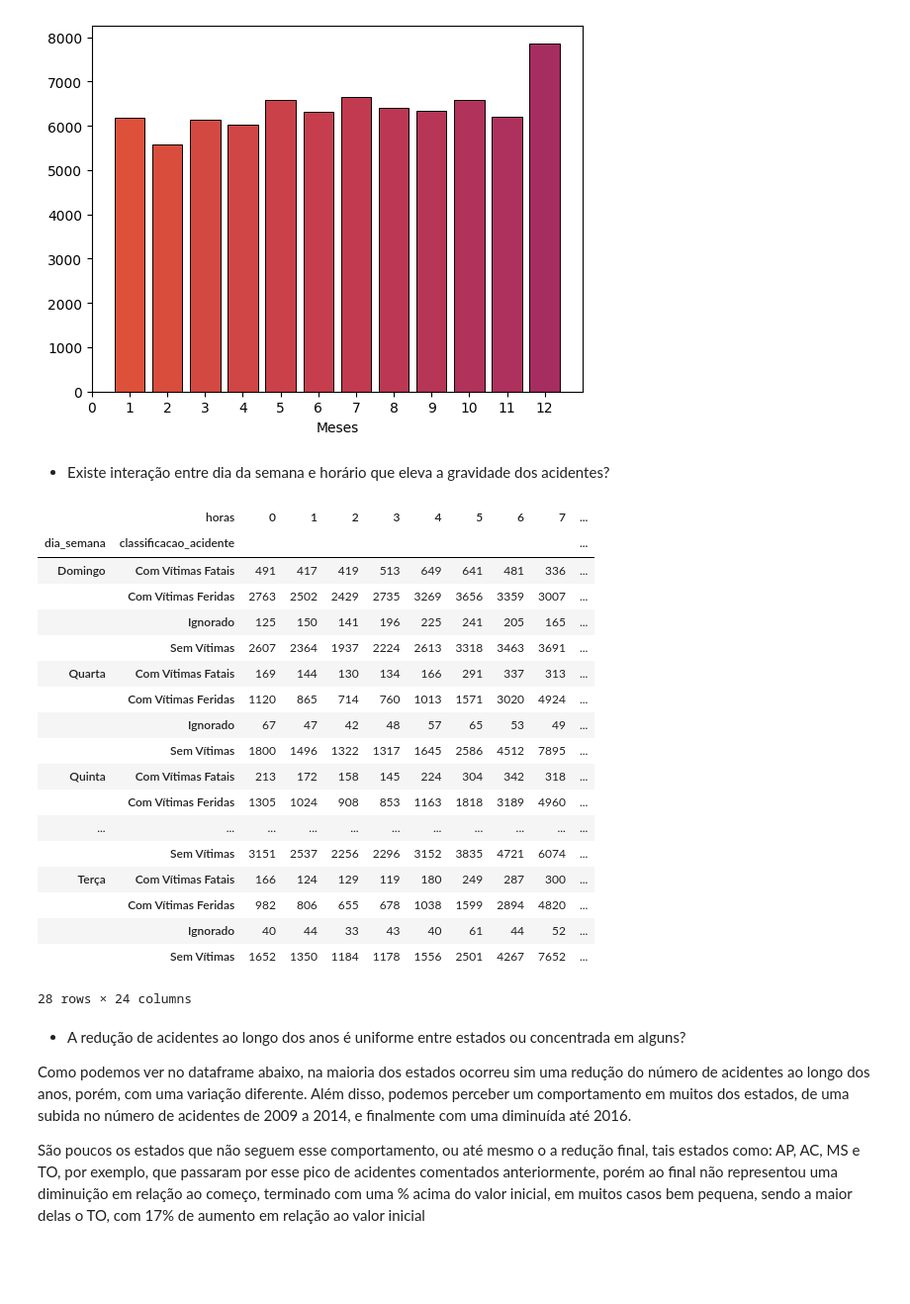
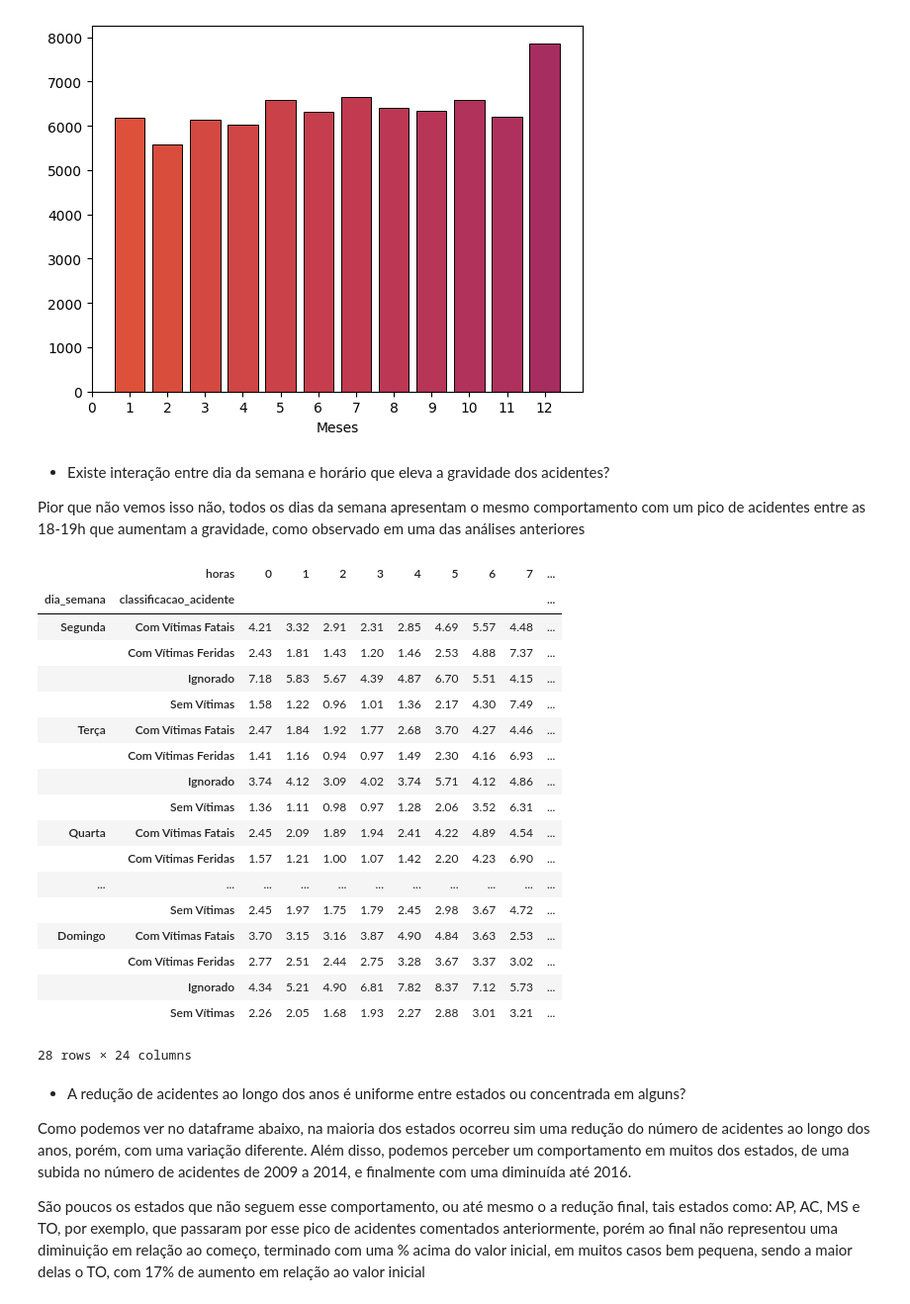
Before and after one commit to expeditow/acidentes-de-transito, a Jupyter notebook: analysis.ipynb, the cells around one changed output. Shown at 99% size. Saved outputs shown, nothing was run; the diff lists cells and outputs as text; code cells hidden in the pictures; blank space fills up the shorter version.

```diff
--- a/analysis.ipynb
+++ b/analysis.ipynb
@@ -134,28 +134,35 @@ plt.show()
 [figure]
 # %% [markdown]
 - Existe interação entre dia da semana e horário que eleva a gravidade dos acidentes?
+
+Pior que não vemos isso não, todos os dias da semana apresentam o mesmo comportamento com um pico de acidentes entre as 18-19h que aumentam a gravidade, como observado em uma das análises anteriores
 # %%
-# TODO: eNTENDER essa normalização
-df.groupby(['dia_semana', 'horas', 'classificacao_acidente']).size().unstack(level=1)
+n = df.groupby(['dia_semana', 'horas', 'classificacao_acidente']).size()
+d = df.groupby(['dia_semana','classificacao_acidente']).size()
+
+p = ((n/d)*100).round(2)
+p=p.unstack(level=1)
+
+p.reindex(ordem, level=0)
 # %% [output]
 |  | horas | 0 | 1 | 2 | 3 | 4 | 5 | 6 | 7 | ... |
 | dia_semana | classificacao_acidente |  |  |  |  |  |  |  |  | ... |
-| Domingo | Com Vítimas Fatais | 491 | 417 | 419 | 513 | 649 | 641 | 481 | 336 | ... |
-|  | Com Vítimas Feridas | 2763 | 2502 | 2429 | 2735 | 3269 | 3656 | 3359 | 3007 | ... |
-|  | Ignorado | 125 | 150 | 141 | 196 | 225 | 241 | 205 | 165 | ... |
-|  | Sem Vítimas | 2607 | 2364 | 1937 | 2224 | 2613 | 3318 | 3463 | 3691 | ... |
-| Quarta | Com Vítimas Fatais | 169 | 144 | 130 | 134 | 166 | 291 | 337 | 313 | ... |
-|  | Com Vítimas Feridas | 1120 | 865 | 714 | 760 | 1013 | 1571 | 3020 | 4924 | ... |
-|  | Ignorado | 67 | 47 | 42 | 48 | 57 | 65 | 53 | 49 | ... |
-|  | Sem Vítimas | 1800 | 1496 | 1322 | 1317 | 1645 | 2586 | 4512 | 7895 | ... |
-| Quinta | Com Vítimas Fatais | 213 | 172 | 158 | 145 | 224 | 304 | 342 | 318 | ... |
-|  | Com Vítimas Feridas | 1305 | 1024 | 908 | 853 | 1163 | 1818 | 3189 | 4960 | ... |
+| Segunda | Com Vítimas Fatais | 4.21 | 3.32 | 2.91 | 2.31 | 2.85 | 4.69 | 5.57 | 4.48 | ... |
+|  | Com Vítimas Feridas | 2.43 | 1.81 | 1.43 | 1.20 | 1.46 | 2.53 | 4.88 | 7.37 | ... |
+|  | Ignorado | 7.18 | 5.83 | 5.67 | 4.39 | 4.87 | 6.70 | 5.51 | 4.15 | ... |
+|  | Sem Vítimas | 1.58 | 1.22 | 0.96 | 1.01 | 1.36 | 2.17 | 4.30 | 7.49 | ... |
+| Terça | Com Vítimas Fatais | 2.47 | 1.84 | 1.92 | 1.77 | 2.68 | 3.70 | 4.27 | 4.46 | ... |
+|  | Com Vítimas Feridas | 1.41 | 1.16 | 0.94 | 0.97 | 1.49 | 2.30 | 4.16 | 6.93 | ... |
+|  | Ignorado | 3.74 | 4.12 | 3.09 | 4.02 | 3.74 | 5.71 | 4.12 | 4.86 | ... |
+|  | Sem Vítimas | 1.36 | 1.11 | 0.98 | 0.97 | 1.28 | 2.06 | 3.52 | 6.31 | ... |
+| Quarta | Com Vítimas Fatais | 2.45 | 2.09 | 1.89 | 1.94 | 2.41 | 4.22 | 4.89 | 4.54 | ... |
+|  | Com Vítimas Feridas | 1.57 | 1.21 | 1.00 | 1.07 | 1.42 | 2.20 | 4.23 | 6.90 | ... |
 | ... | ... | ... | ... | ... | ... | ... | ... | ... | ... | ... |
-|  | Sem Vítimas | 3151 | 2537 | 2256 | 2296 | 3152 | 3835 | 4721 | 6074 | ... |
-| Terça | Com Vítimas Fatais | 166 | 124 | 129 | 119 | 180 | 249 | 287 | 300 | ... |
-|  | Com Vítimas Feridas | 982 | 806 | 655 | 678 | 1038 | 1599 | 2894 | 4820 | ... |
-|  | Ignorado | 40 | 44 | 33 | 43 | 40 | 61 | 44 | 52 | ... |
-|  | Sem Vítimas | 1652 | 1350 | 1184 | 1178 | 1556 | 2501 | 4267 | 7652 | ... |
+|  | Sem Vítimas | 2.45 | 1.97 | 1.75 | 1.79 | 2.45 | 2.98 | 3.67 | 4.72 | ... |
+| Domingo | Com Vítimas Fatais | 3.70 | 3.15 | 3.16 | 3.87 | 4.90 | 4.84 | 3.63 | 2.53 | ... |
+|  | Com Vítimas Feridas | 2.77 | 2.51 | 2.44 | 2.75 | 3.28 | 3.67 | 3.37 | 3.02 | ... |
+|  | Ignorado | 4.34 | 5.21 | 4.90 | 6.81 | 7.82 | 8.37 | 7.12 | 5.73 | ... |
+|  | Sem Vítimas | 2.26 | 2.05 | 1.68 | 1.93 | 2.27 | 2.88 | 3.01 | 3.21 | ... |
 28 rows × 24 columns
 # %% [markdown]
 - A redução de acidentes ao longo dos anos é uniforme entre estados ou concentrada em alguns?
```
Also changed, not shown: parts of 6 cells of this notebook.
